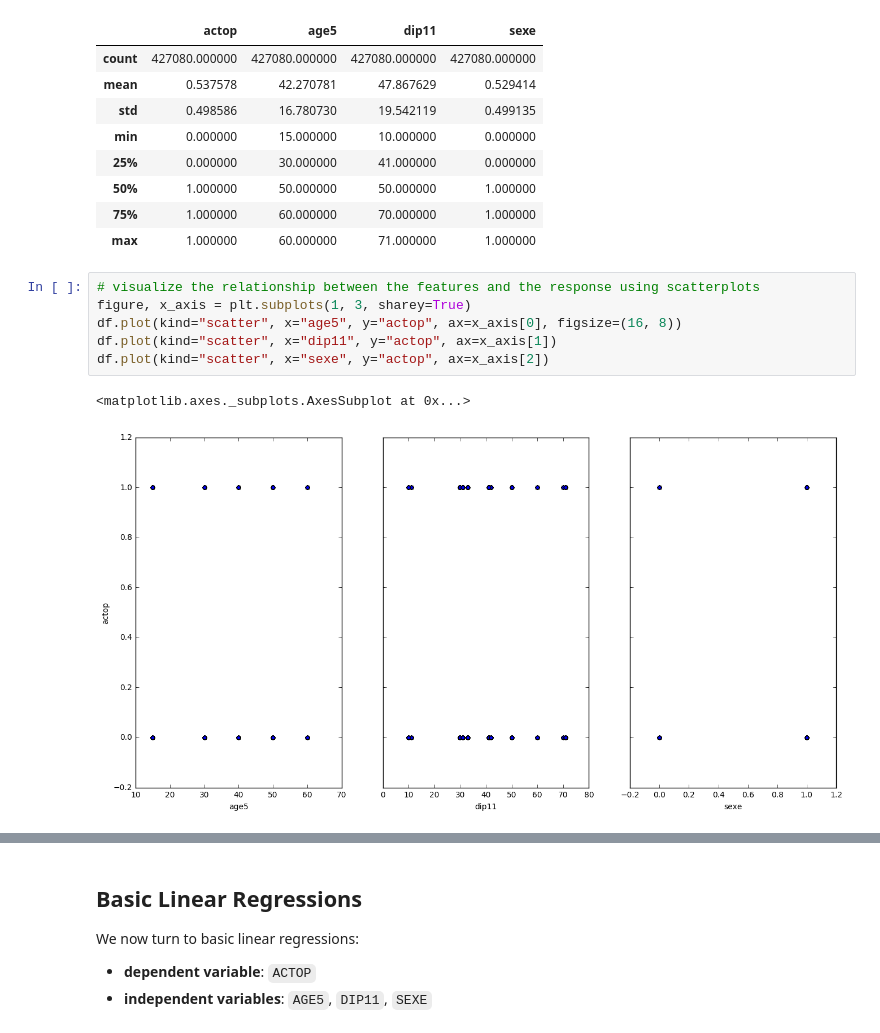
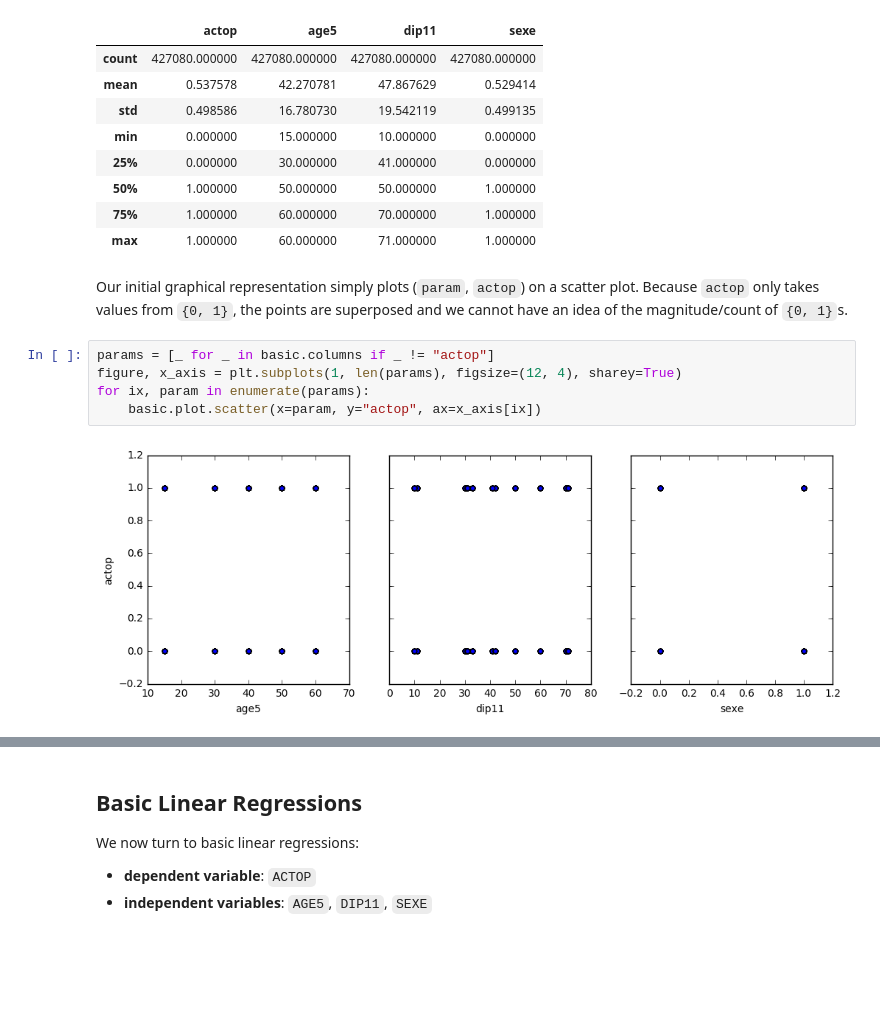
Before and after one commit to ncocacola/econml, a Jupyter notebook: econml.ipynb, the cells around one changed output, grey strips where cells are left out. Cells and saved outputs as stored; diff of their text form; blank space fills up the shorter version.

Commit message:
Added noisy graphical representations.

```diff
--- a/econml.ipynb
+++ b/econml.ipynb
@@ -220,12 +220,12 @@ basic.describe()
 | 50% | 1.000000 | 50.000000 | 50.000000 | 1.000000 |
 | 75% | 1.000000 | 60.000000 | 70.000000 | 1.000000 |
 | max | 1.000000 | 60.000000 | 71.000000 | 1.000000 |
-# %%
-# visualize the relationship between the features and the response using scatterplots
-figure, x_axis = plt.subplots(1, 3, sharey=True)
-df.plot(kind="scatter", x="age5", y="actop", ax=x_axis[0], figsize=(16, 8))
-df.plot(kind="scatter", x="dip11", y="actop", ax=x_axis[1])
-df.plot(kind="scatter", x="sexe", y="actop", ax=x_axis[2])
-# %% [output]
-<matplotlib.axes._subplots.AxesSubplot at 0x...>
-[figure, removed]
+# %% [markdown]
+Our initial graphical representation simply plots (`param`, `actop`) on a scatter plot. Because `actop` only takes values from `{0, 1}`, the points are superposed and we cannot have an idea of the magnitude/count of `{0, 1}`s.
+# %%
+params = [_ for _ in basic.columns if _ != "actop"]
+figure, x_axis = plt.subplots(1, len(params), figsize=(12, 4), sharey=True)
+for ix, param in enumerate(params):
+    basic.plot.scatter(x=param, y="actop", ax=x_axis[ix])
+# %% [output]
+[figure, added]
```
Also changed, not shown: parts of 2 cells of this notebook.
